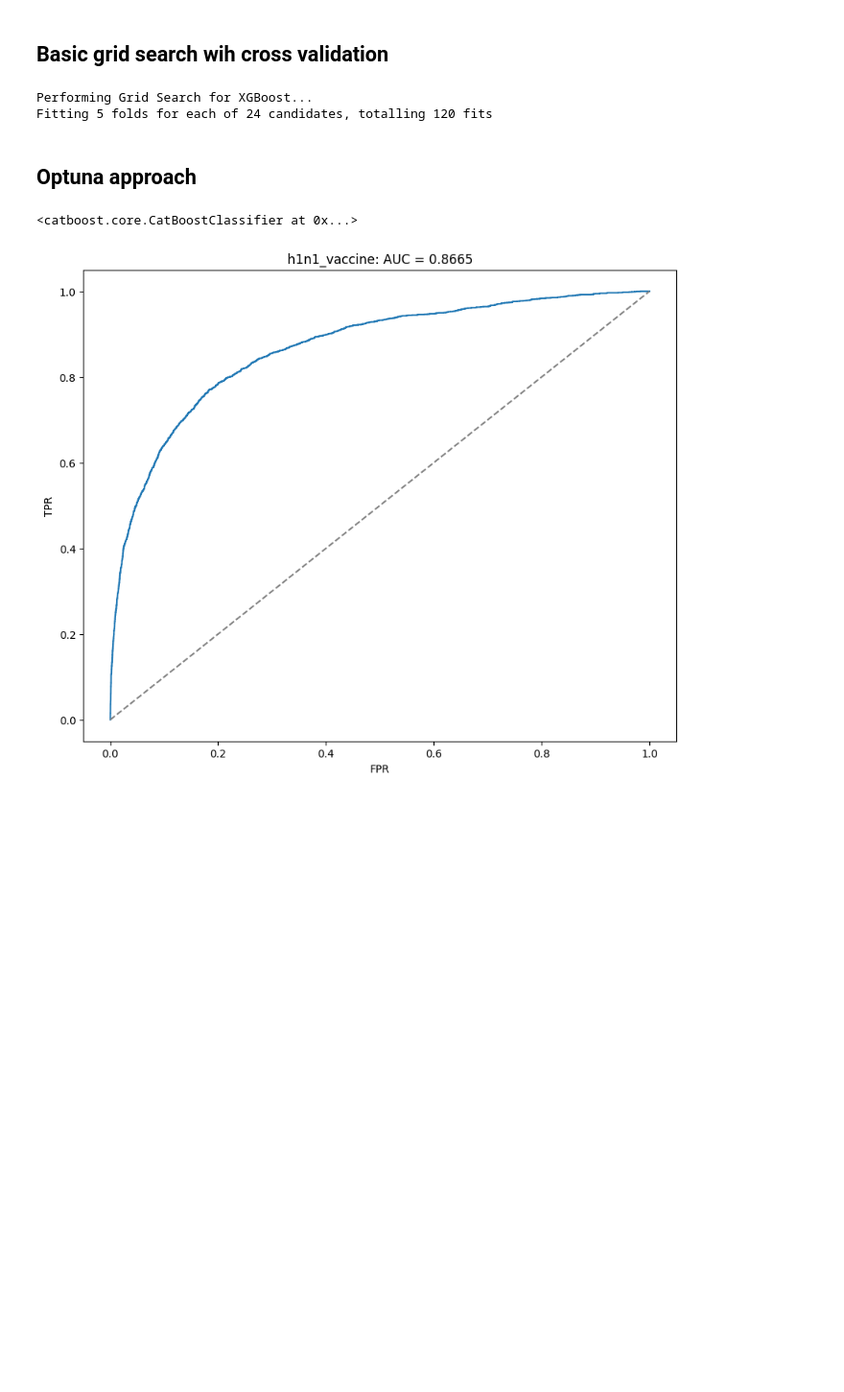
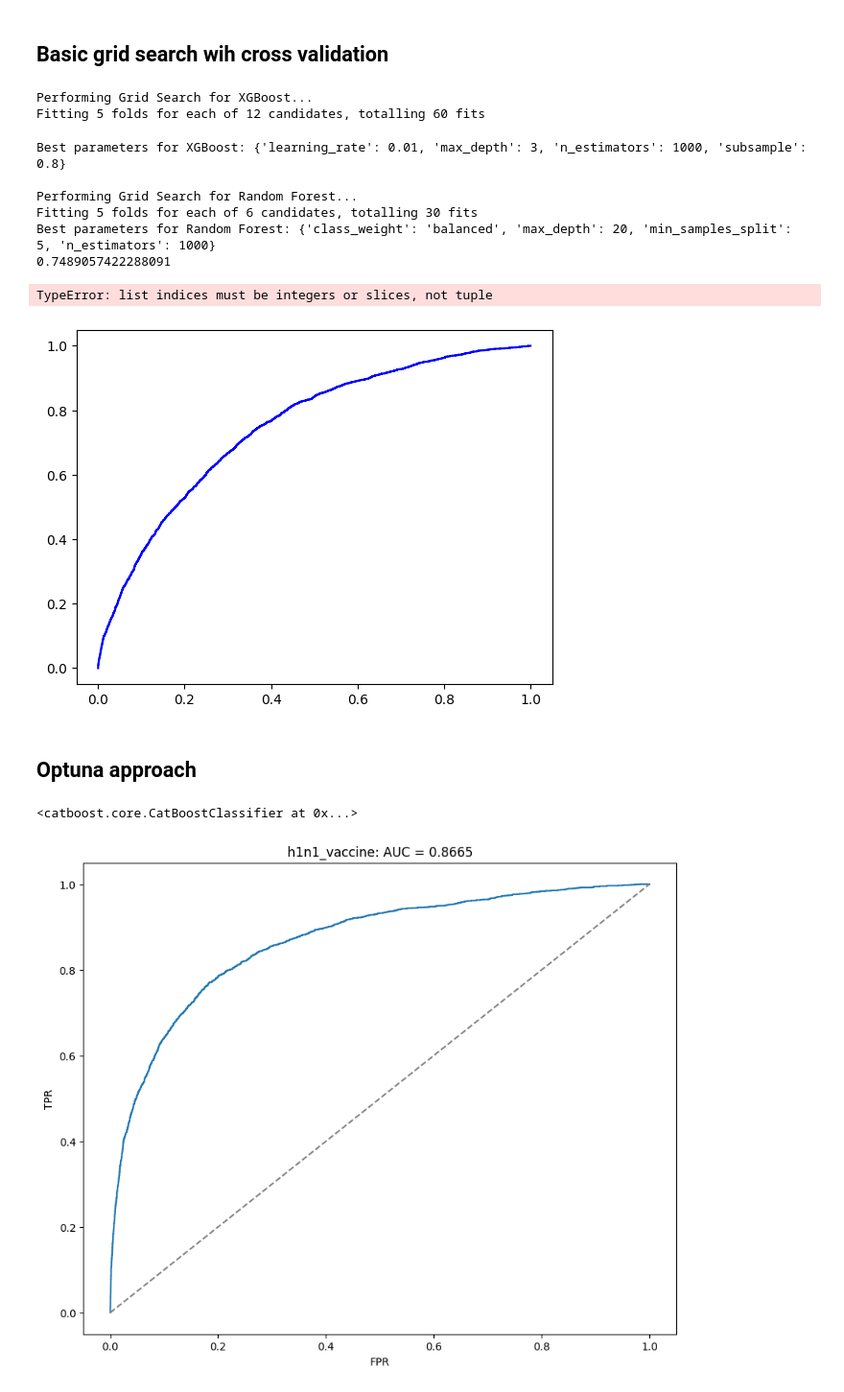
Before and after one commit to Alexander-Ploskin/FluShot, a Jupyter notebook: catboost.ipynb, the cells around one changed output. Shown: that part at 96% size. Drawn from its saved outputs; the diff is of its cells as text; code cells hidden in the pictures; blank space fills up the shorter version.

```diff
--- a/catboost.ipynb
+++ b/catboost.ipynb
@@ -397,16 +469,16 @@ from sklearn.metrics import accuracy_score
 # df = pd.read_csv('your_data.csv')  # Replace with your data loading method
 
 # For demonstration, let's create a synthetic dataset
-X, y = np.random.rand(16000, 20), np.random.randint(0, 2, size=16000)  # Random dataset
-X_train, X_test, y_train, y_test = train_test_split(X, y, test_size=0.2, random_state=42)
+# X, y = np.random.rand(16000, 20), np.random.randint(0, 2, size=16000)  # Random dataset
+# X_train, X_test, y_train, y_test = train_test_split(X, y, test_size=0.2, random_state=42)
 
 # Define parameter grids for each model
 xgb_param_grid = {
-    'n_estimators': [100, 200],
+    'n_estimators': [1000],
     'max_depth': [3, 5, 7],
     'learning_rate': [0.01, 0.1],
-    'subsample': [0.8, 1.0]
-}
+    'subsample': [0.8, 1.0],
+    }
 
 catboost_param_grid = {
     'iterations': [100, 200],
@@ -416,51 +488,79 @@ catboost_param_grid = {
 }
 
 rf_param_grid = {
-    'n_estimators': [100, 200],
-    'max_depth': [None, 10, 20],
+    'n_estimators': [1000],
+    'max_depth': [5, 10, 20],
     'min_samples_split': [2, 5],
-    'class_weight': ['balanced', None]
+    'class_weight': ['balanced']
 }
 
 # Function to perform Grid Search for a given model and parameters
-def perform_grid_search(model, param_grid):
+def perform_grid_search(model, param_grid, X_train, y_train):
     grid_search = GridSearchCV(estimator=model,
                                param_grid=param_grid,
+                               scoring='roc_auc',
                                cv=5,
                                n_jobs=-1,
                                verbose=2)
 
     grid_search.fit(X_train, y_train)
     return grid_search
 
 # XGBoost Grid Search
 print("Performing Grid Search for XGBoost...")
-xgb_model = XGBClassifier(use_label_encoder=False)
-xgb_grid_search = perform_grid_search(xgb_model, xgb_param_grid)
+xgb_model = XGBClassifier()
+xgb_grid_search = perform_grid_search(xgb_model, xgb_param_grid, X_train_xgboost, y_train)
 print("Best parameters for XGBoost:", xgb_grid_search.best_params_)
 
 # CatBoost Grid Search
-print("\nPerforming Grid Search for CatBoost...")
-catboost_model = CatBoostClassifier(silent=True)
-catboost_grid_search = perform_grid_search(catboost_model, catboost_param_grid)
-print("Best parameters for CatBoost:", catboost_grid_search.best_params_)
+# print("\nPerforming Grid Search for CatBoost...")
+# catboost_model = CatBoostClassifier(silent=True)
+# catboost_grid_search = perform_grid_search(catboost_model, catboost_param_grid, X_train_catboost, y_train)
+# print("Best parameters for CatBoost:", catboost_grid_search.best_params_)
 
 # Random Forest Grid Search
 print("\nPerforming Grid Search for Random Forest...")
-rf_model = RandomForestClassifier(random_state=42)
-rf_grid_search = perform_grid_search(rf_model, rf_param_grid)
+rf_model = RandomForestClassifier()
+rf_grid_search = perform_grid_search(rf_model, rf_param_grid, X_train_xgboost, y_train)
 print("Best parameters for Random Forest:", rf_grid_search.best_params_)
 
 # Evaluate the best models on the test set
-for model_name, grid in zip(['XGBoost', 'CatBoost', 'Random Forest'],
-                             [xgb_grid_search, catboost_grid_search, rf_grid_search]):
+for model_name, grid, X_test  in zip(['XGBoost',
+                                    #   'CatBoost',
+                                      'Random Forest'],
+                             [xgb_grid_search,
+                            #   catboost_grid_search,
+                              rf_grid_search],
+                               [X_test_xgboost,
+                                # X_test_catboost,
+                                X_test_xgboost]):
     best_model = grid.best_estimator_
     y_pred = best_model.predict(X_test)
-    accuracy = accuracy_score(y_test, y_pred)
-    print(f"Accuracy of {model_name} on test set: {accuracy:.4f}")
+    # model.fit(X_train_xgboost_h1, y_train)
+
+    y_probabilities = best_model.predict_proba(X_test)[:, 1]
+    # Predict scores for TEST set (classification)
+    y_predictions = best_model.predict(X_test)
+
+    fpr_h1n1, tpr_h1n1, _ = roc_curve(y_test.h1n1_vaccine, y_probabilities)
+    roc_auc_h1n1 = auc(fpr_h1n1, tpr_h1n1)
+
+    # fig, axe = plt.subplots(1, 3, figsize=(12, 6))
+    plt.plot(fpr_h1n1, tpr_h1n1, color='blue', label=f'H1N1 (AUC = {roc_auc_h1n1:.4f})')
+    print(roc_auc_h1n1)
+    # accuracy = accuracy_score(y_test, y_pred)
+    # print(f"Accuracy of {model_name} on test set: {accuracy:.4f}")
 # %% [output]
 Performing Grid Search for XGBoost...
-Fitting 5 folds for each of 24 candidates, totalling 120 fits
+Fitting 5 folds for each of 12 candidates, totalling 60 fits
+Best parameters for XGBoost: {'learning_rate': 0.01, 'max_depth': 3, 'n_estimators': 1000, 'subsample': 0.8}
+
+Performing Grid Search for Random Forest...
+Fitting 5 folds for each of 6 candidates, totalling 30 fits
+Best parameters for Random Forest: {'class_weight': 'balanced', 'max_depth': 20, 'min_samples_split': 5, 'n_estimators': 1000}
+0.7489057422288091
+TypeError: list indices must be integers or slices, not tuple
+[figure, added]
 # %% [markdown]
 ## Optuna approach
 # %%
```
Also changed, not shown: parts of 8 cells of this notebook, 10 other files.
